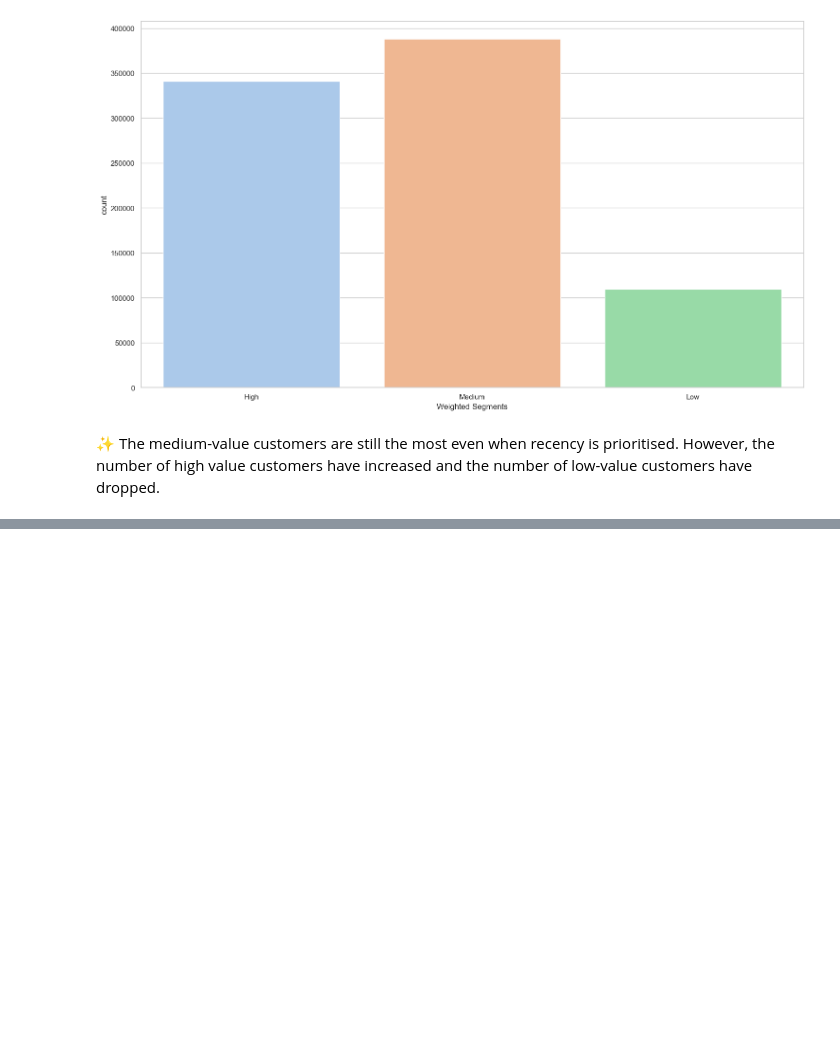
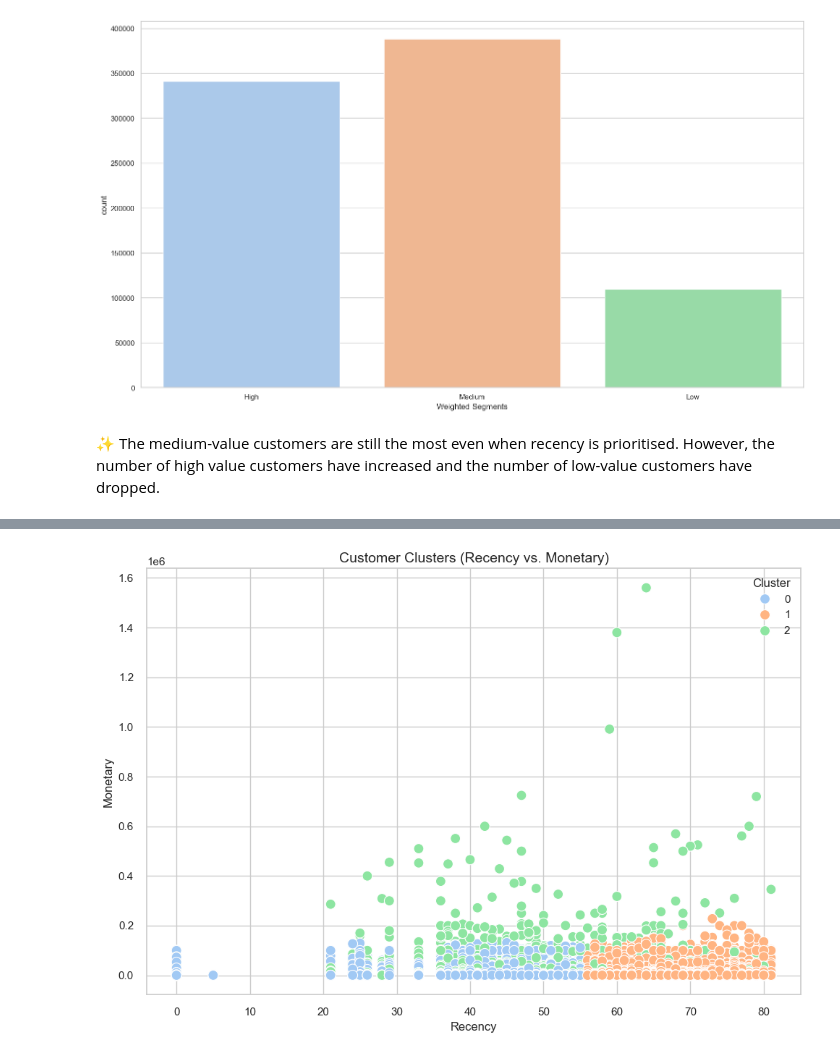
Before and after one commit to mosimii/banktrust-rfm-customer-segmentation, a Jupyter notebook: rfm_customer_segmentation_banktrust.ipynb, the cells around one changed output, grey strips where cells are left out. Cells and saved outputs as stored; diff of their text form; code cells hidden in the pictures; blank space fills up the shorter version.

```diff
--- a/rfm_customer_segmentation_banktrust.ipynb
+++ b/rfm_customer_segmentation_banktrust.ipynb
@@ -1192,0 +1328,5 @@ plt.show()
+# %%
+#getting clusters labels using .labels_
+rfm_features['Cluster'] = model.labels_
+
+rfm_features['Cluster']
@@ -1192,0 +1364,20 @@ plt.show()
+# %%
+#plotting clusters using two features
+plt.figure(figsize=(10, 7))
+sns.scatterplot(
+    data=rfm_features,
+    x='Recency',
+    y='Monetary',
+    hue=rfm_features['Cluster'],         # cluster labels
+    palette='pastel',
+    s=100
+)
+
+plt.title('Customer Clusters (Recency vs. Monetary)', fontsize=14)
+plt.xlabel('Recency')
+plt.ylabel('Monetary')
+plt.legend(title='Cluster', loc='best')
+plt.tight_layout()
+plt.show()
+# %% [output]
+[figure, added]
```
Also changed, not shown: parts of 31 cells of this notebook.
